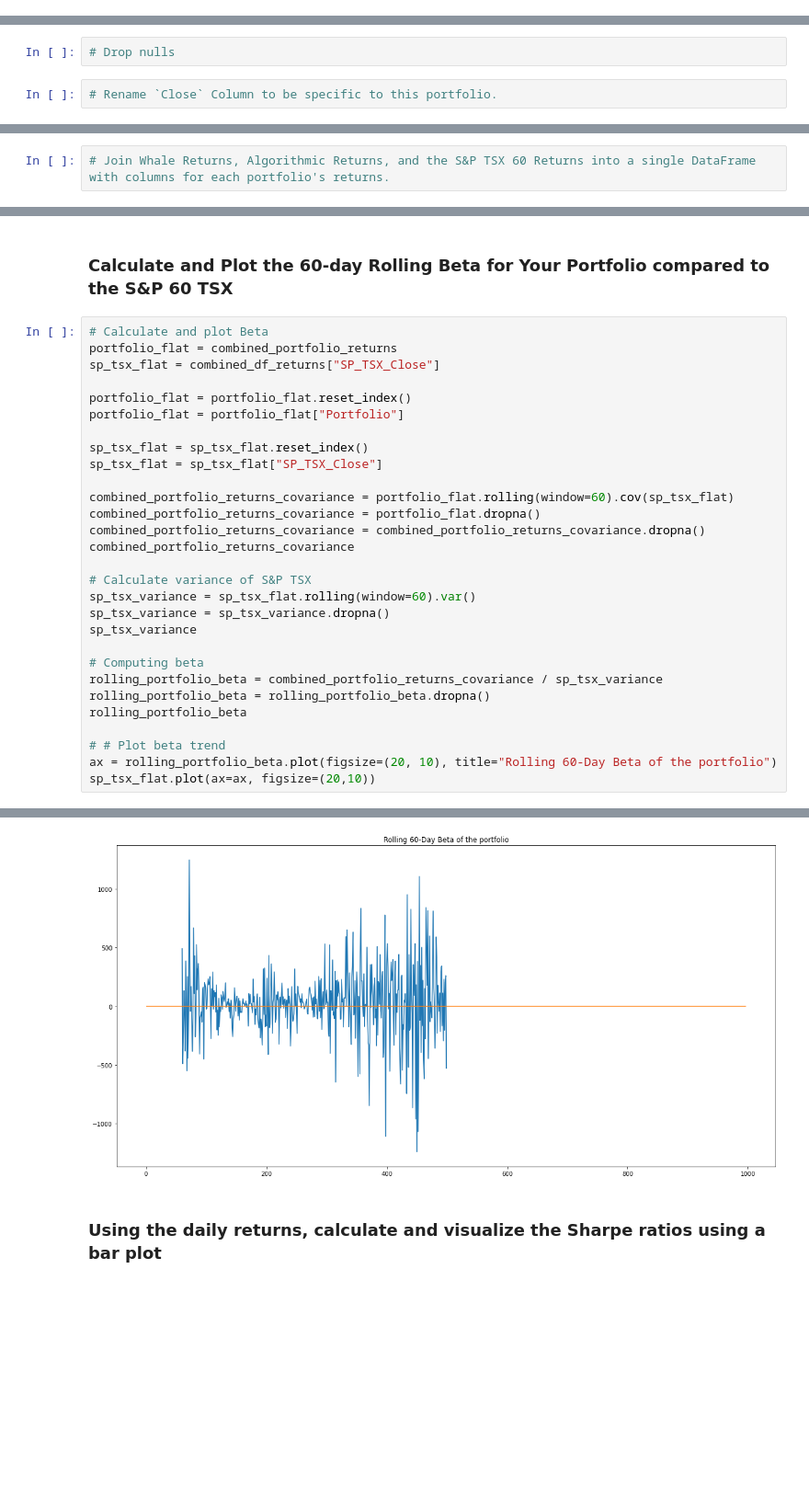
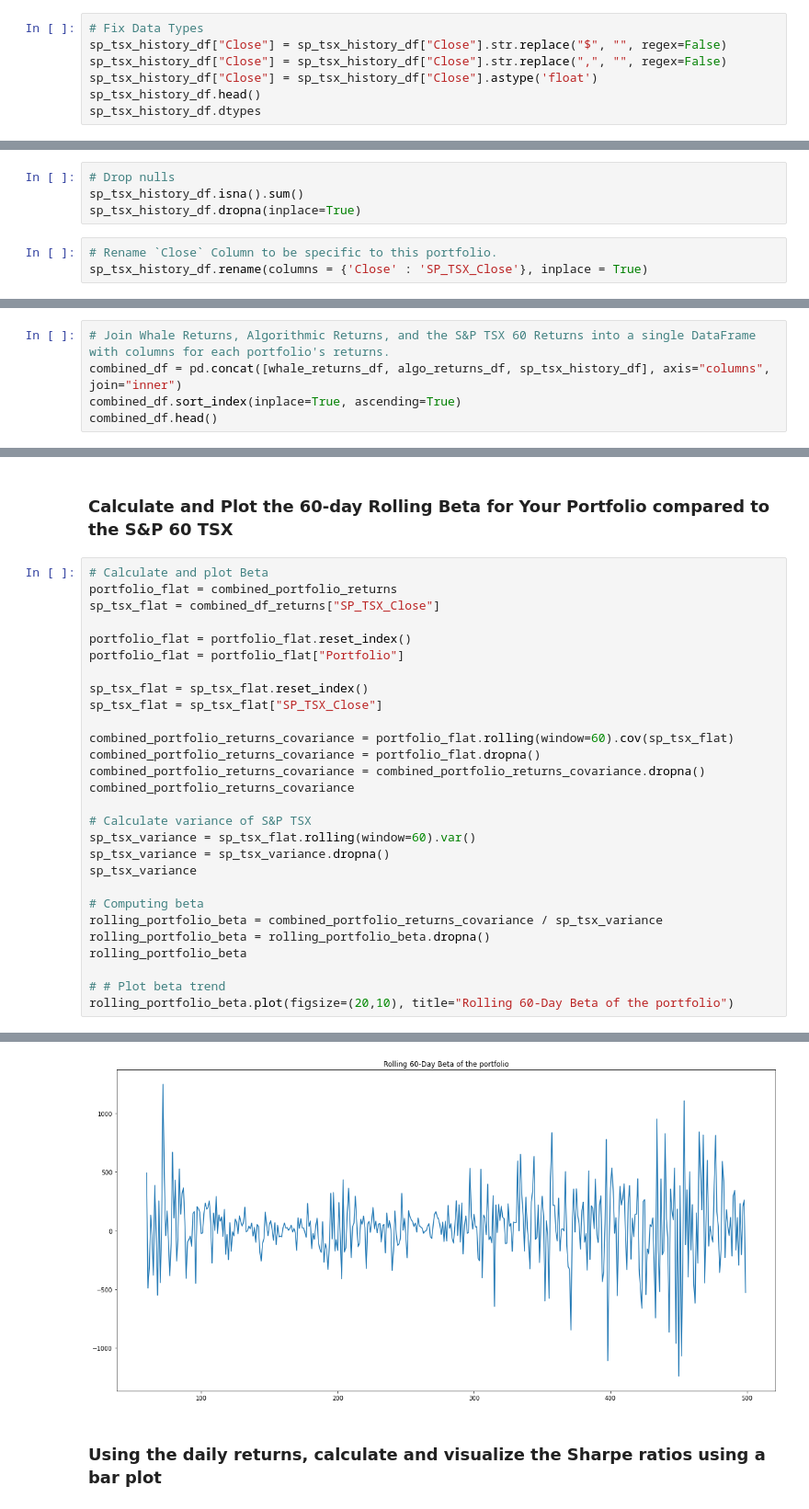
Before and after one commit to aliabolhassani/whale-analysis, a Jupyter notebook: Code/whale_analysis.ipynb, the cells around one changed output, grey strips where cells are left out. Shown at 92% size. Saved outputs shown, nothing was run; the diff lists cells and outputs as text; blank space fills up the shorter version.

```diff
--- a/Code/whale_analysis.ipynb
+++ b/Code/whale_analysis.ipynb
@@ -130,0 +182,7 @@ Read the S&P TSX 60 historic closing prices and create a new daily returns DataF
+# %%
+# Fix Data Types
+sp_tsx_history_df["Close"] = sp_tsx_history_df["Close"].str.replace("$", "", regex=False)
+sp_tsx_history_df["Close"] = sp_tsx_history_df["Close"].str.replace(",", "", regex=False)
+sp_tsx_history_df["Close"] = sp_tsx_history_df["Close"].astype('float')
+sp_tsx_history_df.head()
+sp_tsx_history_df.dtypes
@@ -133,8 +195,14 @@ Read the S&P TSX 60 historic closing prices and create a new daily returns DataF
 # %%
 # Drop nulls
+sp_tsx_history_df.isna().sum()
+sp_tsx_history_df.dropna(inplace=True)
 # %%
 # Rename `Close` Column to be specific to this portfolio.
+sp_tsx_history_df.rename(columns = {'Close' : 'SP_TSX_Close'}, inplace = True)
 # %% [markdown]
 ## Combine Whale, Algorithmic, and S&P TSX 60 Returns
 # %%
 # Join Whale Returns, Algorithmic Returns, and the S&P TSX 60 Returns into a single DataFrame with columns for each portfolio's returns.
+combined_df = pd.concat([whale_returns_df, algo_returns_df, sp_tsx_history_df], axis="columns", join="inner")
+combined_df.sort_index(inplace=True, ascending=True)
+combined_df.head()
@@ -560,35 +634,34 @@ sns.heatmap(sample_correlation, vmin=-1, vmax=1)
 # %%
 # Calculate and plot Beta
 portfolio_flat = combined_portfolio_returns
 sp_tsx_flat = combined_df_returns["SP_TSX_Close"]
 
 portfolio_flat = portfolio_flat.reset_index()
 portfolio_flat = portfolio_flat["Portfolio"]
 
 sp_tsx_flat = sp_tsx_flat.reset_index()
 sp_tsx_flat = sp_tsx_flat["SP_TSX_Close"]
 
 combined_portfolio_returns_covariance = portfolio_flat.rolling(window=60).cov(sp_tsx_flat)
 combined_portfolio_returns_covariance = portfolio_flat.dropna()
 combined_portfolio_returns_covariance = combined_portfolio_returns_covariance.dropna()
 combined_portfolio_returns_covariance
 
 # Calculate variance of S&P TSX
 sp_tsx_variance = sp_tsx_flat.rolling(window=60).var()
 sp_tsx_variance = sp_tsx_variance.dropna()
 sp_tsx_variance
 
 # Computing beta
 rolling_portfolio_beta = combined_portfolio_returns_covariance / sp_tsx_variance
 rolling_portfolio_beta = rolling_portfolio_beta.dropna()
 rolling_portfolio_beta
 
 # # Plot beta trend
-ax = rolling_portfolio_beta.plot(figsize=(20, 10), title="Rolling 60-Day Beta of the portfolio")
-sp_tsx_flat.plot(ax=ax, figsize=(20,10))
+rolling_portfolio_beta.plot(figsize=(20,10), title="Rolling 60-Day Beta of the portfolio")
 # %% [output]
 <AxesSubplot:title={'center':'Rolling 60-Day Beta of the portfolio'}>
-[figure, old version]
+[figure, new version]
 # %% [markdown]
 ### Using the daily returns, calculate and visualize the Sharpe ratios using a bar plot
 # %%
```
Also changed, not shown: parts of 21 cells of this notebook.
